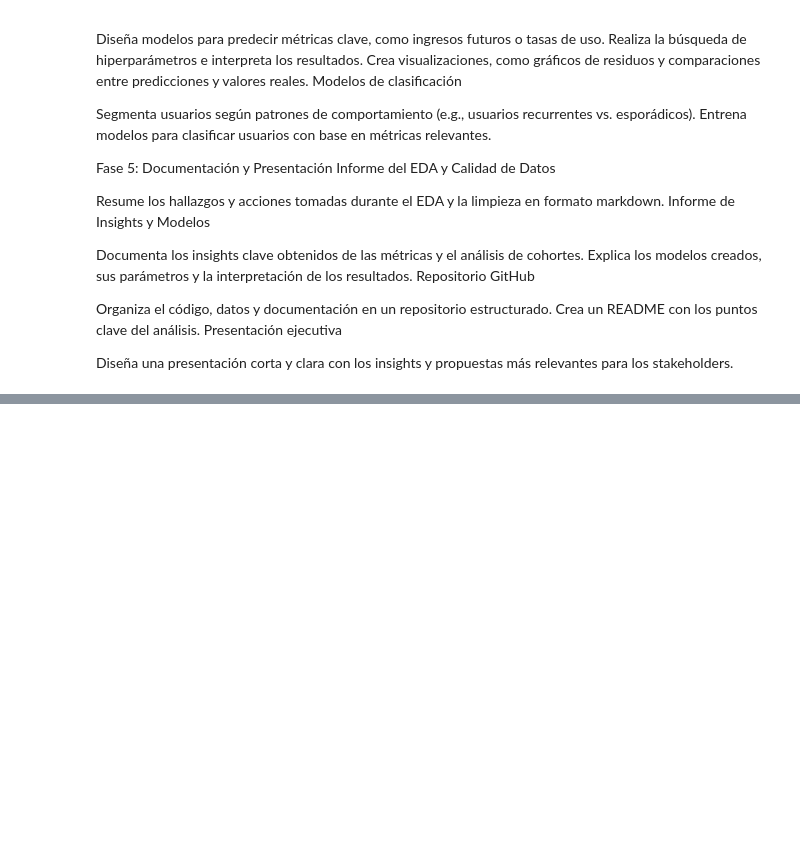
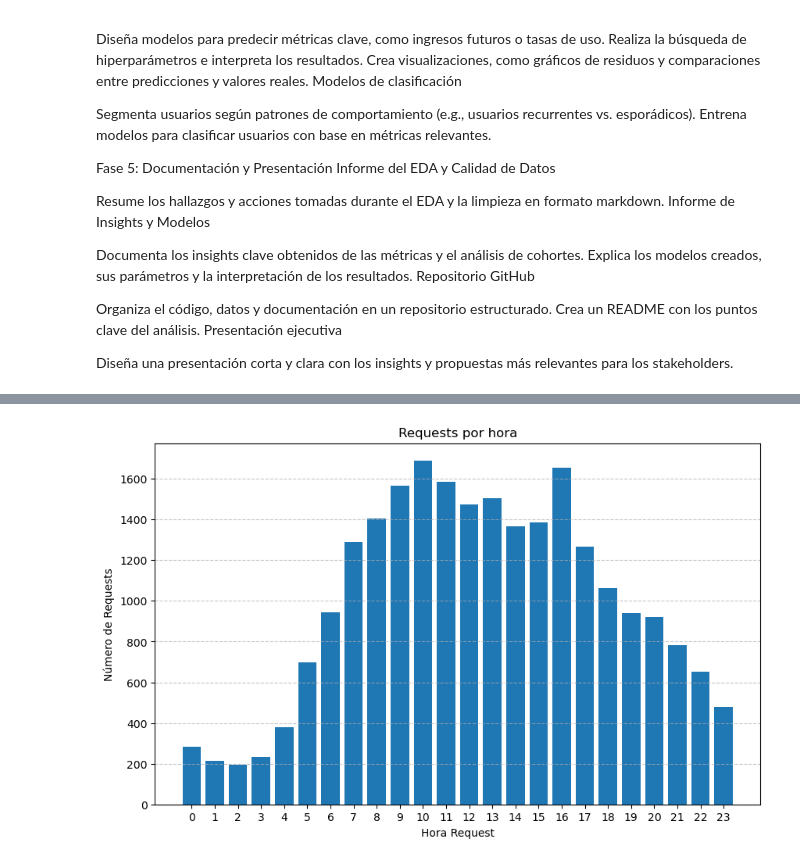
Before and after one commit to sayo18/Analisis-Avanzados-para-Pagos-de-Business-Payments, a Jupyter notebook: Proyecto2.ipynb, the cells around one changed output, grey strips where cells are left out. Drawn from its saved outputs; the diff is of its cells as text; code cells hidden in the pictures; blank space fills up the shorter version.

```diff
--- a/Proyecto2.ipynb
+++ b/Proyecto2.ipynb
@@ -103,0 +357,14 @@ Data columns (total 16 columns):
+# %%
+# Group by hour_created
+datos_horas = datos.groupby('hora_creacion').size()
+# Create a bar chart
+plt.figure(figsize=(10, 6))
+plt.bar(datos_horas.index, datos_horas.values)
+plt.xlabel('Hora Request')
+plt.ylabel('Número de Requests')
+plt.title('Requests por hora')
+plt.xticks(range(24))  # Show all hours
+plt.grid(axis='y', linestyle='--', alpha=0.7)
+plt.show()
+# %% [output]
+[figure, added]
```
Also changed, not shown: parts of 88 cells of this notebook, 1 other file.
